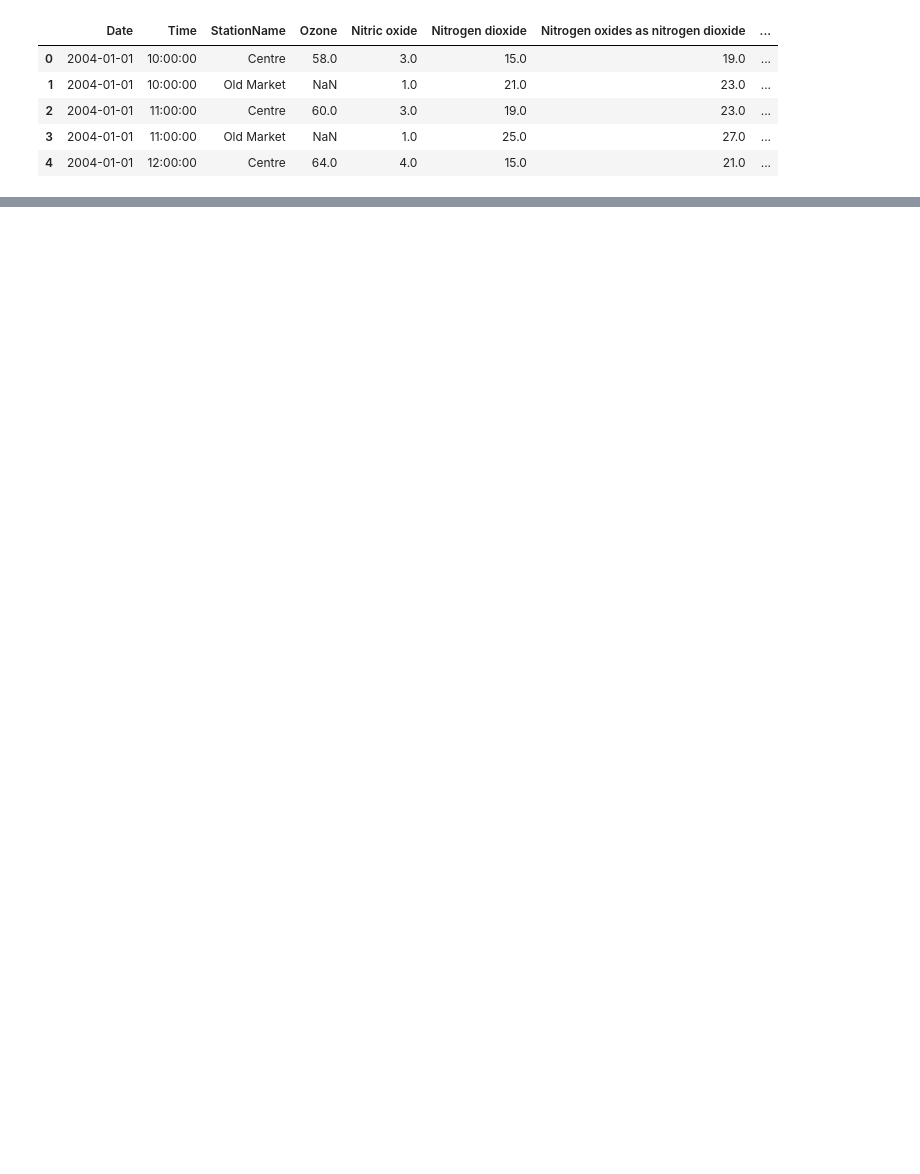
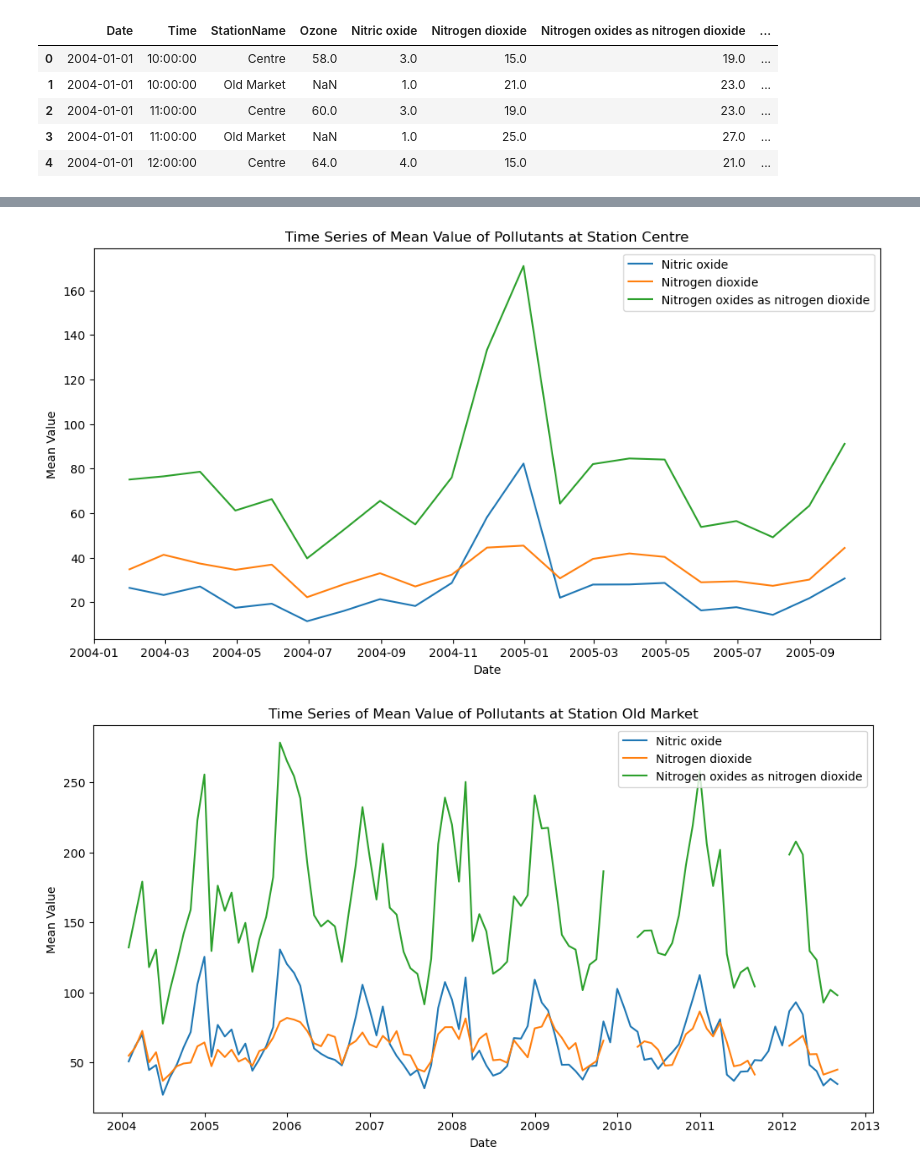
Before and after one commit to Elham-Pournezhadian/IGP-repo, a Jupyter notebook: AP analysis.ipynb, the cells around one changed output, grey strips where cells are left out. Saved outputs shown, nothing was run; the diff lists cells and outputs as text; code cells hidden in the pictures; blank space fills up the shorter version.

Commit message:
Working on AP Data Synchronization.

```diff
--- a/AP analysis.ipynb
+++ b/AP analysis.ipynb
@@ -160,0 +214,17 @@ df_clean.head(5)
+# %%
+# Resampling air pollution data to monthly frequency, grouped by StationName
+
+monthly_air_pollution = df_clean.groupby(['StationName', pd.Grouper(key='Date', freq='M')]).agg({
+    'Ozone': ['mean', 'min', 'max'],
+    'Nitric oxide': ['mean', 'min', 'max'],
+    'Nitrogen dioxide': ['mean', 'min', 'max'],
+    'Nitrogen oxides as nitrogen dioxide': ['mean', 'min', 'max'],
+    'Sulphur dioxide': ['mean', 'min', 'max'],
+    'Carbon monoxide': ['mean', 'min', 'max'],
+    'PM10 particulate matter (Hourly measured)': ['mean', 'min', 'max'],
+    'Non-volatile PM10 (Hourly measured)' : ['mean', 'min', 'max'],
+    'Volatile PM10 (Hourly measured)': ['mean', 'min', 'max'],
+    'PM2.5 particulate matter (Hourly measured)': ['mean', 'min', 'max'],
+    'Non-volatile PM2.5 (Hourly measured)': ['mean', 'min', 'max'],
+    'Volatile PM2.5 (Hourly measured)': ['mean', 'min', 'max'],
+})
@@ -160,0 +249,19 @@ df_clean.head(5)
+# %%
+# Iterate over stations and create separate plots
+for station in stations:
+    plt.figure(figsize=(12, 6))
+    for pollutant in Nitrogen_pollutants:
+        # Filter data for the current station and pollutant
+        station_data = monthly_air_pollution.loc[station]
+        plt.plot(station_data.index.get_level_values('Date'),
+                 station_data[(pollutant, 'mean')],
+                 label=pollutant)
+
+    plt.xlabel('Date')
+    plt.ylabel('Mean Value')
+    plt.title(f'Time Series of Mean Value of Pollutants at Station {station}')
+    plt.legend()
+    plt.show()
+# %% [output]
+[figure, added]
+[figure, added]
```
Also changed, not shown: parts of 10 cells of this notebook.
